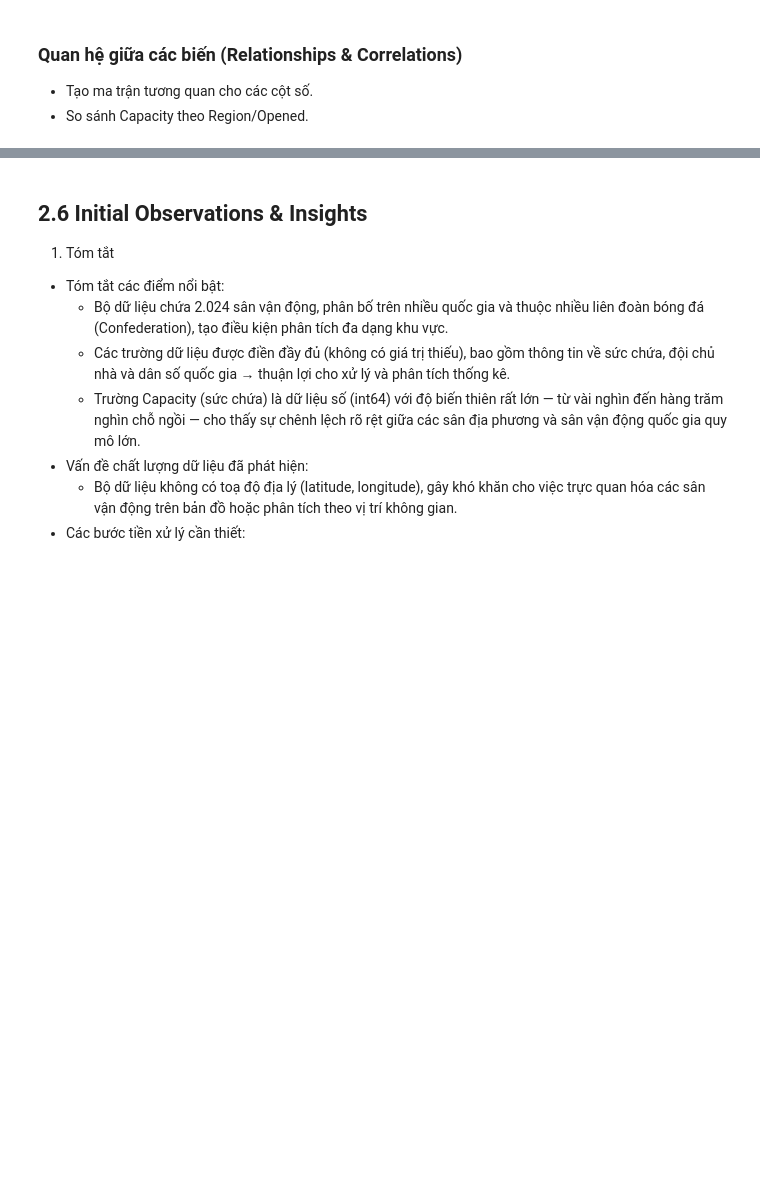
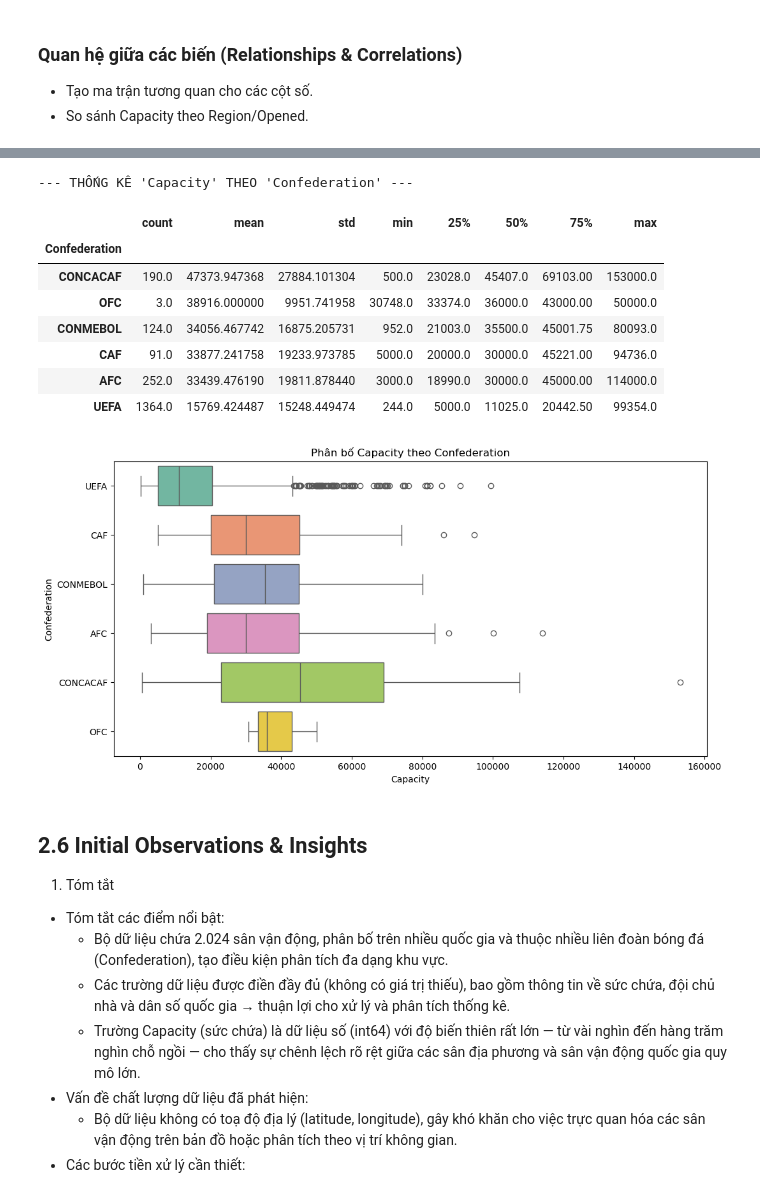
Before and after one commit to thangnguyennbk-sys/football-stadium-data-project, a Jupyter notebook: Football_Stadiums_Project.ipynb, the cells around one changed output, grey strips where cells are left out. Drawn from its saved outputs; the diff is of its cells as text; code cells hidden in the pictures; blank space fills up the shorter version.

```diff
--- a/Football_Stadiums_Project.ipynb
+++ b/Football_Stadiums_Project.ipynb
@@ -489,3 +672,31 @@ else:
+# %%
+# --- CẤU HÌNH ---
+num_col = 'Capacity'  # Cột số (Sức chứa)
+cat_col = 'Confederation'    # Cột phân loại (Châu lục/Khu vực)
+
+print(f"--- THỐNG KÊ '{num_col}' THEO '{cat_col}' ---")
+
+# 1. Tính trung bình, min, max theo nhóm
+group_stats = df.groupby(cat_col)[num_col].describe()
+# Sắp xếp theo trung bình giảm dần cho dễ nhìn
+display(group_stats.sort_values(by='mean', ascending=False))
+
+# 2. Vẽ biểu đồ hộp (Boxplot) để so sánh trực quan
+plt.figure(figsize=(12, 6))
+sns.boxplot(x=num_col, y=cat_col, data=df, palette="Set2")
+plt.title(f'Phân bố {num_col} theo {cat_col}')
+plt.show()
+# %% [output]
+--- THỐNG KÊ 'Capacity' THEO 'Confederation' ---
+|  | count | mean | std | min | 25% | 50% | 75% | max |
+| Confederation |  |  |  |  |  |  |  |  |
+| CONCACAF | 190.0 | 47373.947368 | 27884.101304 | 500.0 | 23028.0 | 45407.0 | 69103.00 | 153000.0 |
+| OFC | 3.0 | 38916.000000 | 9951.741958 | 30748.0 | 33374.0 | 36000.0 | 43000.00 | 50000.0 |
+| CONMEBOL | 124.0 | 34056.467742 | 16875.205731 | 952.0 | 21003.0 | 35500.0 | 45001.75 | 80093.0 |
+| CAF | 91.0 | 33877.241758 | 19233.973785 | 5000.0 | 20000.0 | 30000.0 | 45221.00 | 94736.0 |
+| AFC | 252.0 | 33439.476190 | 19811.878440 | 3000.0 | 18990.0 | 30000.0 | 45000.00 | 114000.0 |
+| UEFA | 1364.0 | 15769.424487 | 15248.449474 | 244.0 | 5000.0 | 11025.0 | 20442.50 | 99354.0 |
+[figure, added]
 # %% [markdown]
 ## 2.6 Initial Observations & Insights
 1. Tóm tắt
```
Also changed, not shown: parts of 23 cells of this notebook.
